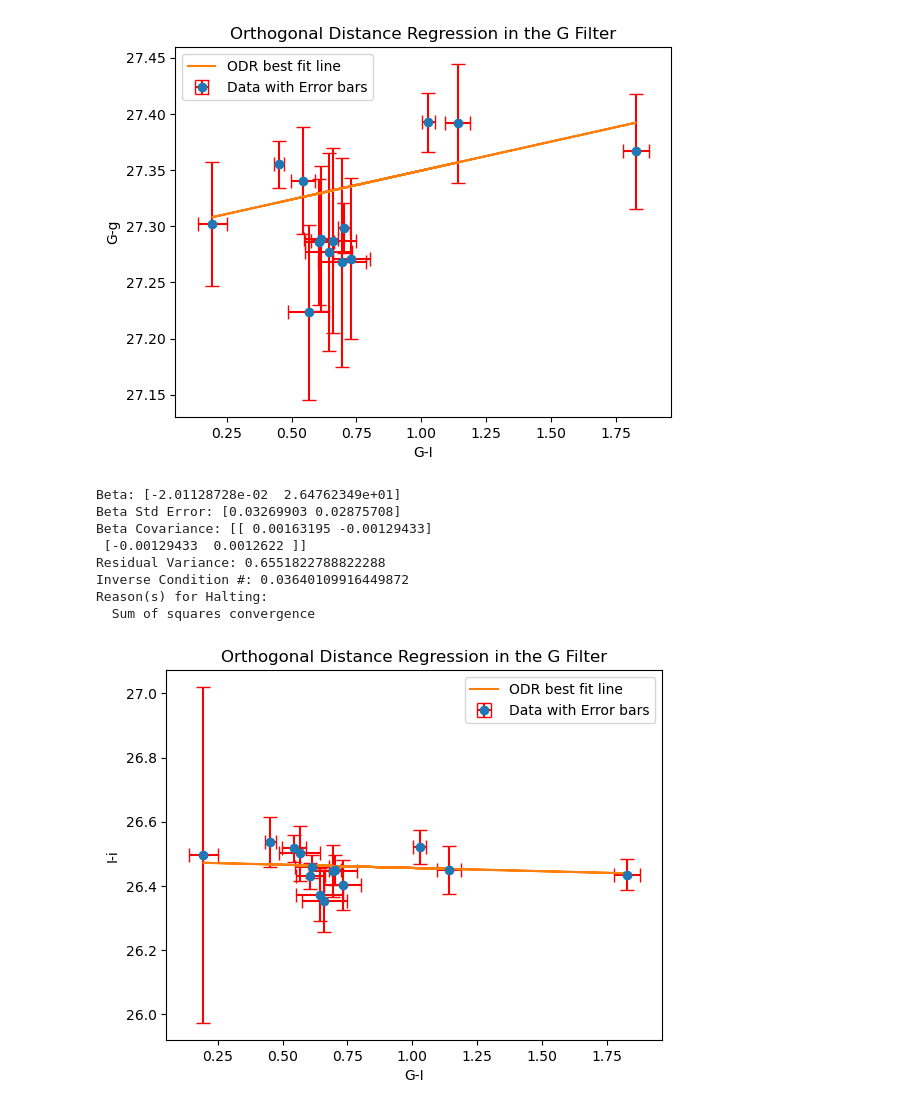
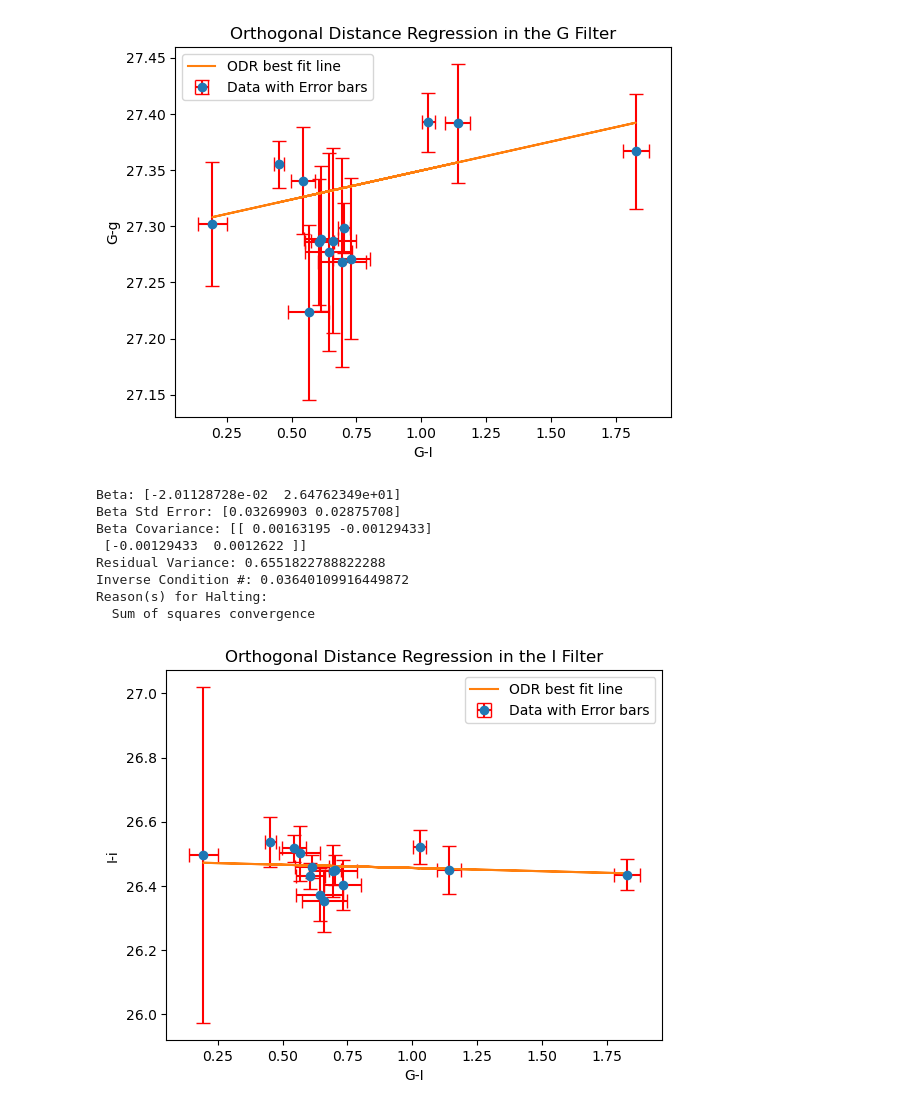
Before and after one commit to 1101-Chavez-Jonathan/greatBasinFilterCalibration, a Jupyter notebook: Step3_ErrorPropogation/newRegression.ipynb, the cells around one changed output. Cells and saved outputs as stored; diff of their text form; code cells hidden in the pictures.

Commit message:
Changed title of graph

```diff
--- a/Step3_ErrorPropogation/newRegression.ipynb
+++ b/Step3_ErrorPropogation/newRegression.ipynb
@@ -95,32 +95,32 @@ data = RealData(x, y, sx = xErr, sy = yErr)
 
 #Set up ODR with the model and data
 odr = ODR(data, linear_model, beta0=[0., 1.])
 
 #Run the regression
 out = odr.run()
 
 #Displaying the results
 out.pprint()
 
 #Plotting the data with errors and the best fit line
 plt.errorbar(x, y, xerr=xErr, yerr=yErr, linestyle='None', marker='o', ecolor='r', capsize=5, label='Data with Error bars')
 plt.plot(x, out.beta[0] * x + out.beta[1], label='ODR best fit line')
 
 #Add Labels and Legend
 plt.xlabel('G-I')
 plt.ylabel('I-i')
-plt.title('Orthogonal Distance Regression in the G Filter')
+plt.title('Orthogonal Distance Regression in the I Filter')
 plt.legend()
 
 #Show the plot
 plt.show()
 # %% [output]
 Beta: [-2.01128728e-02  2.64762349e+01]
 Beta Std Error: [0.03269903 0.02875708]
 Beta Covariance: [[ 0.00163195 -0.00129433]
  [-0.00129433  0.0012622 ]]
 Residual Variance: 0.6551822788822288
 Inverse Condition #: 0.03640109916449872
 Reason(s) for Halting:
   Sum of squares convergence
-[figure, old version]
+[figure, new version]
```
